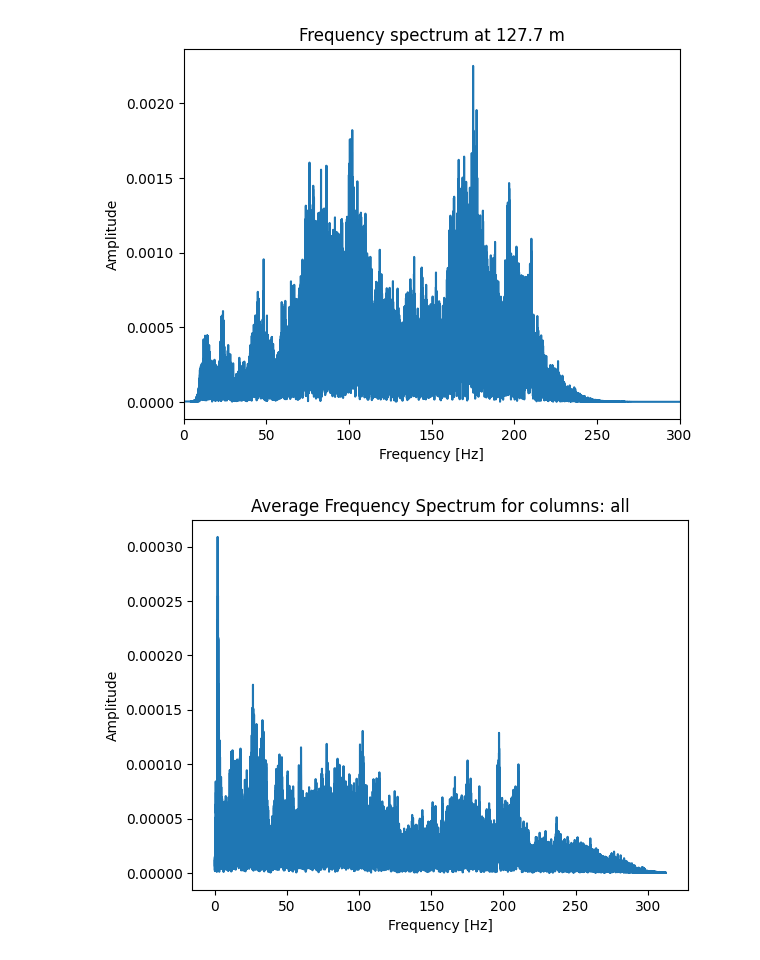
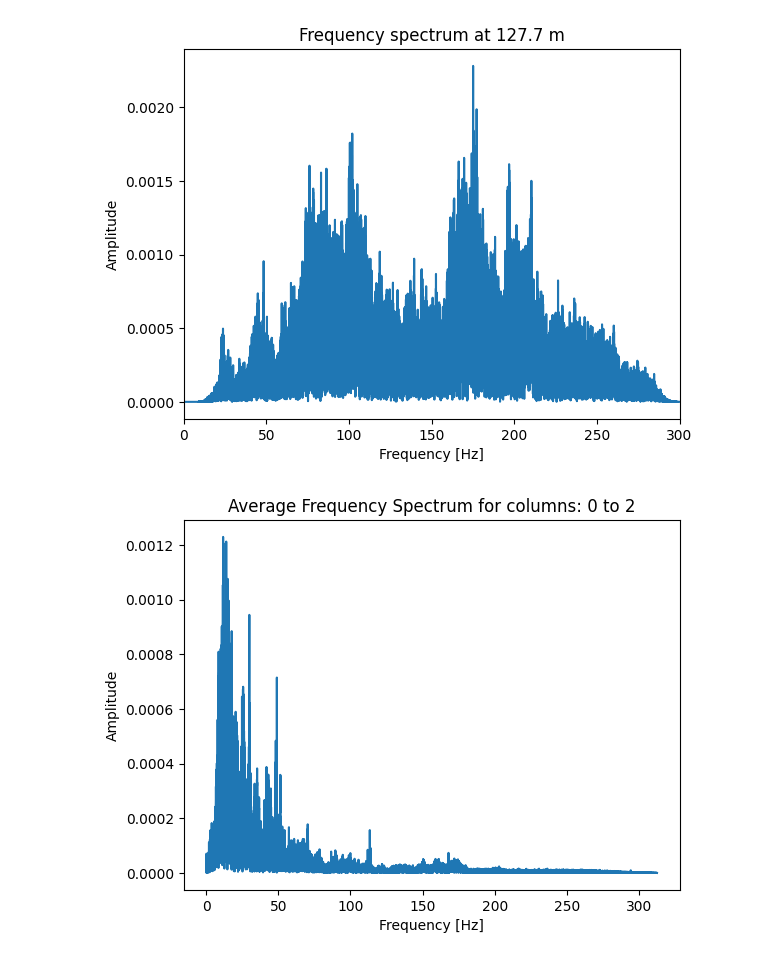
Before and after one commit to csuchorski/object_detection_DAS, a Jupyter notebook: notebook.ipynb, the cells around one changed output. Cells and saved outputs as stored; diff of their text form; code cells hidden in the pictures.

```diff
--- a/notebook.ipynb
+++ b/notebook.ipynb
@@ -92,7 +78,7 @@ index = pd.date_range(start=time_start, periods=len(data), freq=f'{dt}s')
 
 columns = np.arange(len(data[0])) * dx
 
-df = pd.DataFrame(data=data, index=index, columns=columns)
+base_df = pd.DataFrame(data=data, index=index, columns=columns)
 # %%
 def plot_fft(df, col_id, dt, xlim=300):
     """Plot FFT spectrum at a spatial position."""
@@ -149,15 +134,13 @@ def filter_df_band(df, low, high, dt, order=4):
     return df.apply(lambda col: butter_bandpass_filter(col.values, low, high, fs, order), axis=0)
 # %%
 col_id = 25
-filtered_df = filter_df_band(df, low=10, high=220, dt=dt, order=4)
-filtered_signal = filtered_df.iloc[col_id].values
+filtered_df = filter_df_band(base_df, low=20, high=290, dt=dt, order=4)
 
-
-plot_fft(df, col_id, dt)
+plot_fft(base_df, col_id, dt)
 plot_fft(filtered_df, col_id, dt)
-plot_average_freq_spectrum(df, dt)
+plot_average_freq_spectrum(base_df, dt, col_start=0, col_end=3)
 plot_average_freq_spectrum(filtered_df, dt)
 # %% [output]
 [figure]
-[figure, old version]
+[figure, new version]
-[figure, old version]
+[figure, new version]
```
Also changed, not shown: parts of 6 cells of this notebook.
